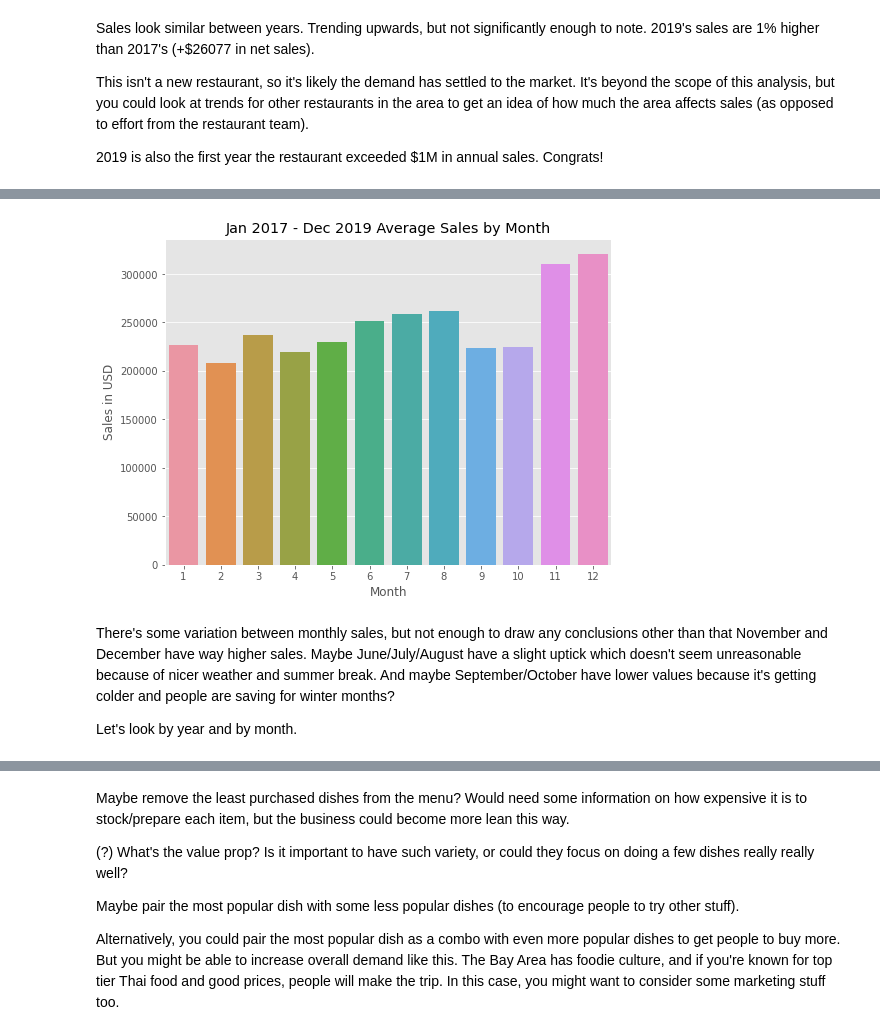
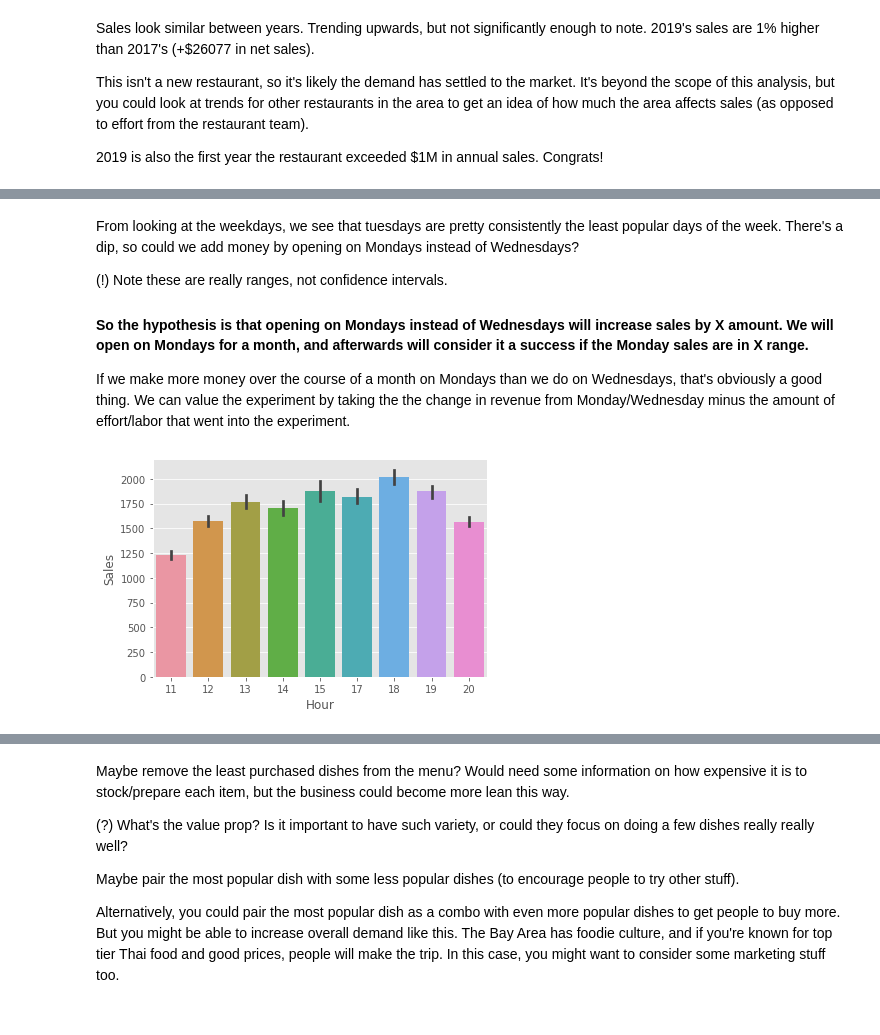
Before and after one commit to onederekchen/thaitanic, a Jupyter notebook: analysis + experimentation/data_analysis.ipynb, the cells around one changed output, grey strips where cells are left out. Cells and saved outputs as stored; diff of their text form; code cells hidden in the pictures.

```diff
--- a/analysis + experimentation/data_analysis.ipynb
+++ b/analysis + experimentation/data_analysis.ipynb
@@ -85,6 +86,8 @@ df['Month'] = df['Order Date'].dt.month
 
 df['Weekday'] = df['Order Date'].dt.day_name()
 
+df['Weekday Value'] = df['Order Date'].dt.weekday
+
 df['Hour'] = df['Order Date'].dt.hour
 # %% [markdown]
 # Explore data
@@ -342,14 +392,18 @@ This isn't a new restaurant, so it's likely the demand has settled to the market
+# %% [markdown]
+From looking at the weekdays, we see that tuesdays are pretty consistently the least popular days of the week. There's a dip, so could we add money by opening on Mondays instead of Wednesdays?
+
+(!) Note these are really ranges, not confidence intervals.
+
+#### So the hypothesis is that opening on Mondays instead of Wednesdays will increase sales by X amount. We will open on Mondays for a month, and afterwards will consider it a success if the Monday sales are in X range.
+
+If we make more money over the course of a month on Mondays than we do on Wednesdays, that's obviously a good thing. We can value the experiment by taking the the change in revenue from Monday/Wednesday minus the amount of effort/labor that went into the experiment.
 # %%
-month_sales = df.groupby('Month').sum()
+hour_sales = df.groupby(['Year', 'Month', 'Weekday', 'Hour']).sum().reset_index()
 
-plt.figure(figsize=(8,6))
-ax = sns.barplot(month_sales.index, month_sales['Sales'])
+# plt.figure(figsize=(8,6))
+ax = sns.barplot(data=hour_sales, x='Hour', y='Sales')
 
-plt.title("Jan 2017 - Dec 2019 Average Sales by Month")
-plt.ylabel("Sales in USD");
+# plt.title("Jan 2017 - Dec 2019 Average Sales by Hour")
+# plt.ylabel("Sales in USD (millions)");
 # %% [output]
-[figure, old version]
+[figure, new version]
-# %% [markdown]
-There's some variation between monthly sales, but not enough to draw any conclusions other than that November and December have way higher sales. Maybe June/July/August have a slight uptick which doesn't seem unreasonable because of nicer weather and summer break. And maybe September/October have lower values because it's getting colder and people are saving for winter months?
-
-Let's look by year and by month.
```
Also changed, not shown: parts of 40 cells of this notebook, 2 other files.
